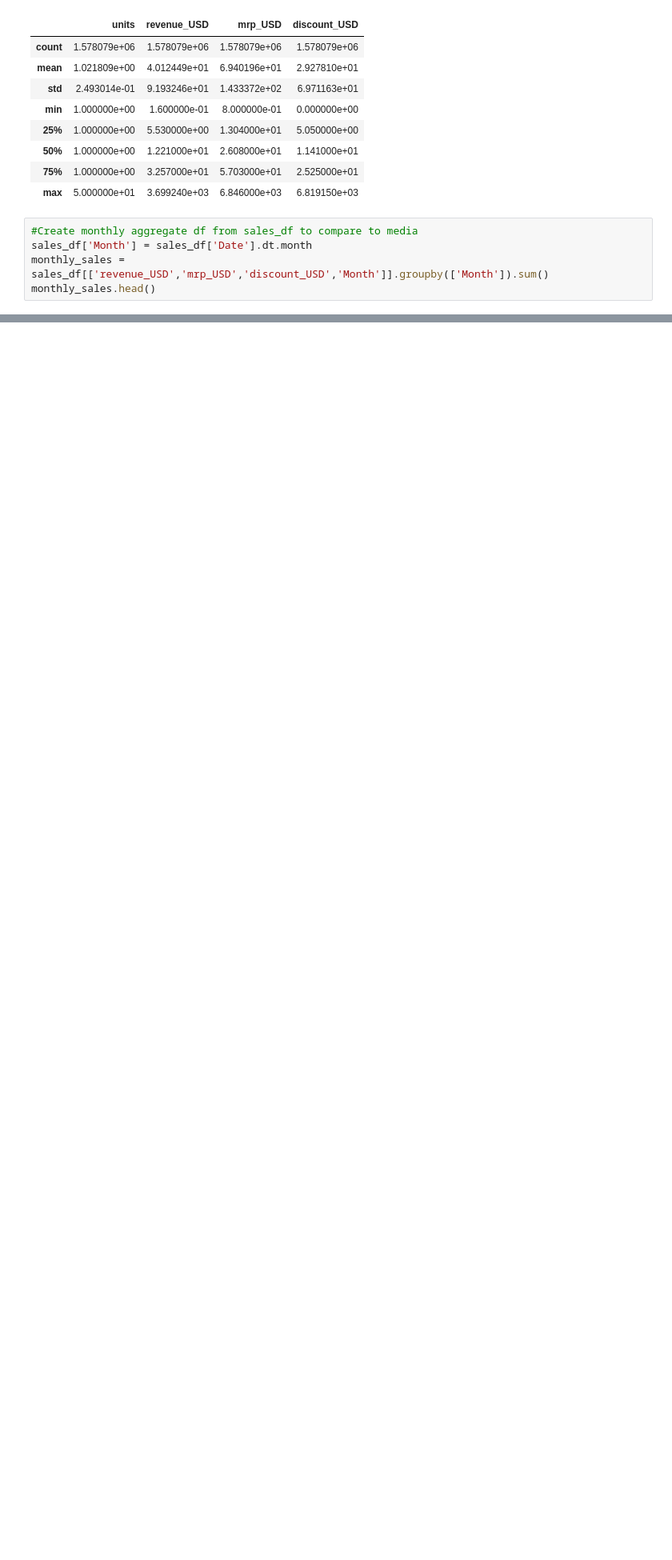
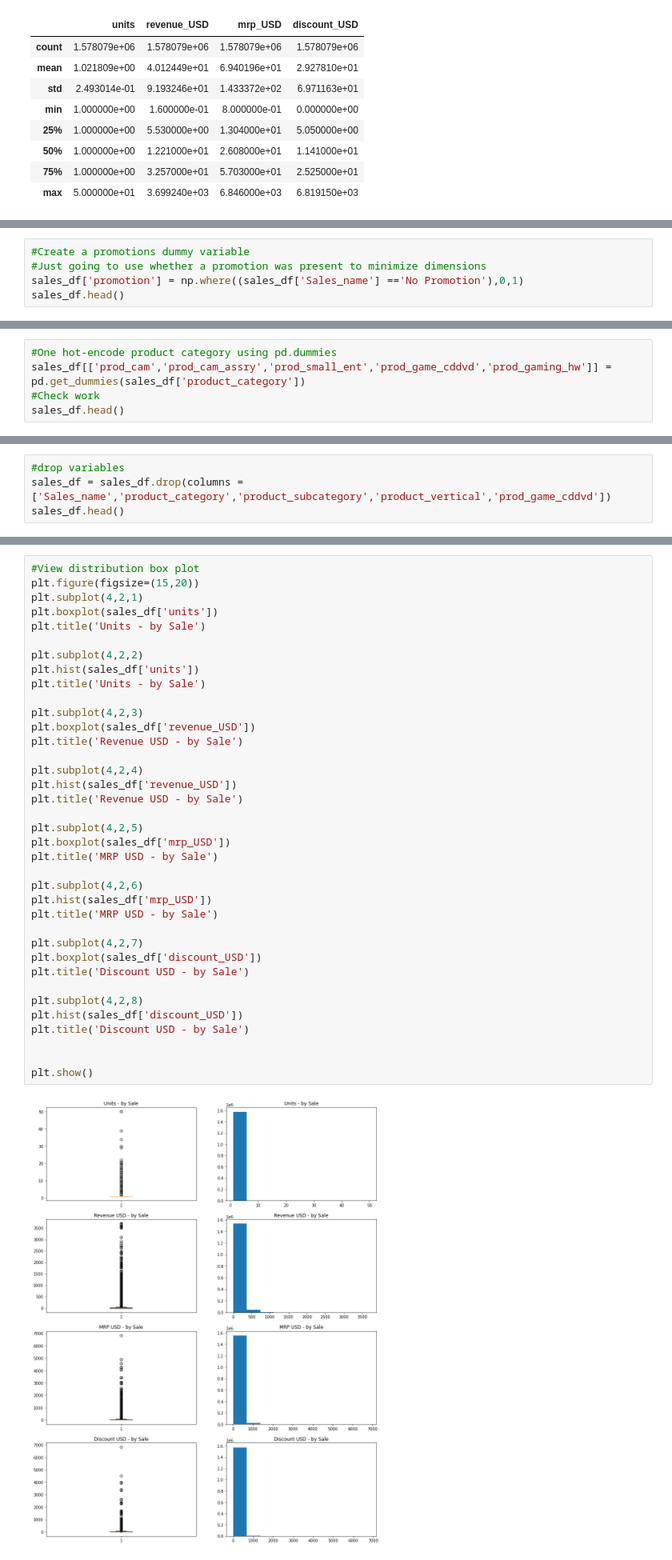
Before and after one commit to rrmahr/Marketing-Mix-Model, a Jupyter notebook: a_Notebooks/b_EDA.ipynb, the cells around one changed output, grey strips where cells are left out. Shown at 80% size. Cells and saved outputs as stored; diff of their text form; blank space fills up the shorter version.

Commit message:
Update visualizations, data output

```diff
--- a/a_Notebooks/b_EDA.ipynb
+++ b/a_Notebooks/b_EDA.ipynb
@@ -99,8 +99,3 @@ sales_df.describe()
 | 50% | 1.000000e+00 | 1.221000e+01 | 2.608000e+01 | 1.141000e+01 |
 | 75% | 1.000000e+00 | 3.257000e+01 | 5.703000e+01 | 2.525000e+01 |
 | max | 5.000000e+01 | 3.699240e+03 | 6.846000e+03 | 6.819150e+03 |
-# %%
-#Create monthly aggregate df from sales_df to compare to media
-sales_df['Month'] = sales_df['Date'].dt.month
-monthly_sales = sales_df[['revenue_USD','mrp_USD','discount_USD','Month']].groupby(['Month']).sum()
-monthly_sales.head()
@@ -138,0 +107,5 @@ media_df.describe()
+# %%
+#Create a promotions dummy variable
+#Just going to use whether a promotion was present to minimize dimensions
+sales_df['promotion'] = np.where((sales_df['Sales_name'] =='No Promotion'),0,1)
+sales_df.head()
@@ -138,0 +137,5 @@ media_df.describe()
+# %%
+#One hot-encode product category using pd.dummies
+sales_df[['prod_cam','prod_cam_assry','prod_small_ent','prod_game_cddvd','prod_gaming_hw']] = pd.get_dummies(sales_df['product_category'])
+#Check work
+sales_df.head()
@@ -138,0 +156,4 @@ media_df.describe()
+# %%
+#drop variables
+sales_df = sales_df.drop(columns = ['Sales_name','product_category','product_subcategory','product_vertical','prod_game_cddvd'])
+sales_df.head()
@@ -138,0 +169,39 @@ media_df.describe()
+# %%
+#View distribution box plot
+plt.figure(figsize=(15,20))
+plt.subplot(4,2,1)
+plt.boxplot(sales_df['units'])
+plt.title('Units - by Sale')
+
+plt.subplot(4,2,2)
+plt.hist(sales_df['units'])
+plt.title('Units - by Sale')
+
+plt.subplot(4,2,3)
+plt.boxplot(sales_df['revenue_USD'])
+plt.title('Revenue USD - by Sale')
+
+plt.subplot(4,2,4)
+plt.hist(sales_df['revenue_USD'])
+plt.title('Revenue USD - by Sale')
+
+plt.subplot(4,2,5)
+plt.boxplot(sales_df['mrp_USD'])
+plt.title('MRP USD - by Sale')
+
+plt.subplot(4,2,6)
+plt.hist(sales_df['mrp_USD'])
+plt.title('MRP USD - by Sale')
+
+plt.subplot(4,2,7)
+plt.boxplot(sales_df['discount_USD'])
+plt.title('Discount USD - by Sale')
+
+plt.subplot(4,2,8)
+plt.hist(sales_df['discount_USD'])
+plt.title('Discount USD - by Sale')
+
+
+plt.show()
+# %% [output]
+[figure, added]
```
Also changed, not shown: parts of 164 cells of this notebook.
